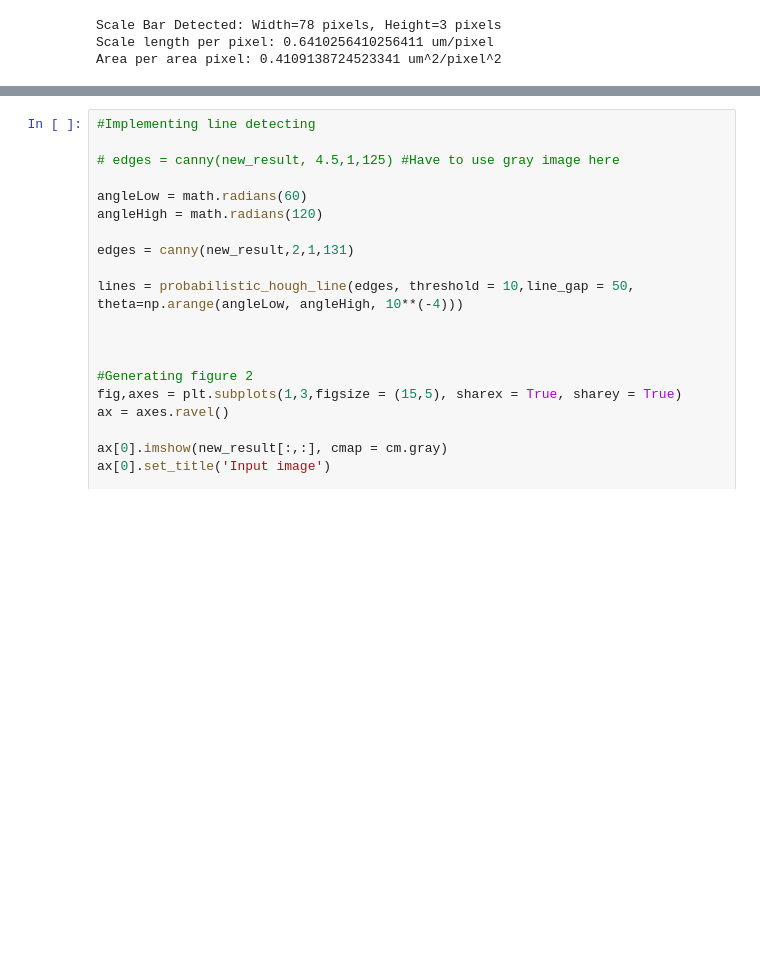
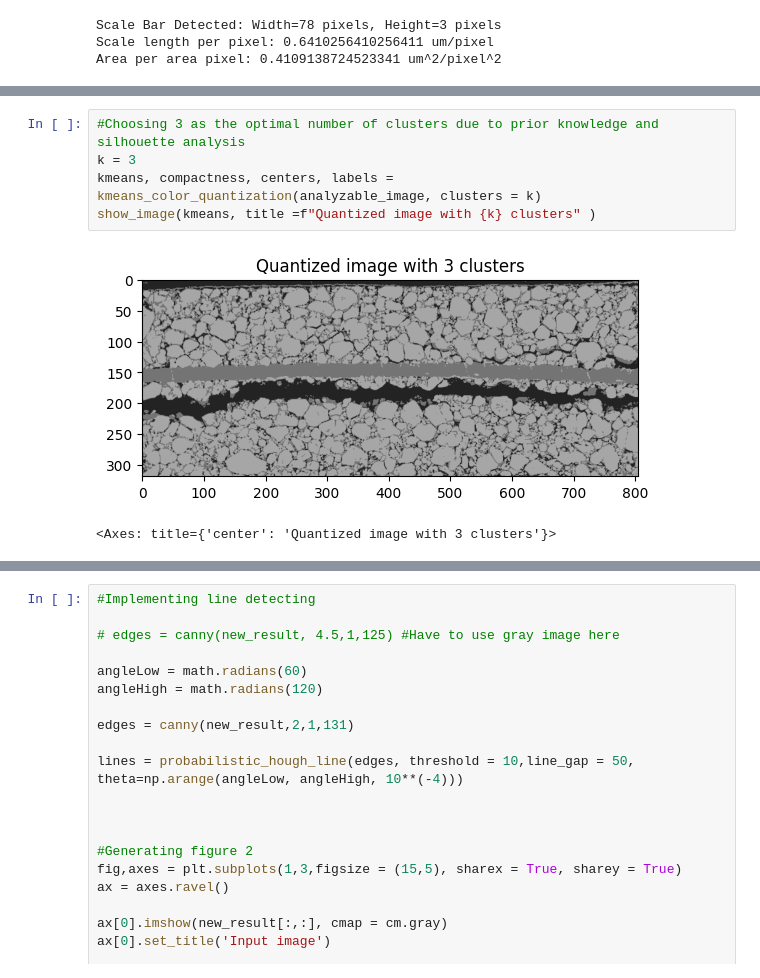
Before and after one commit to trunghth123/ImageProcessingLi, a Jupyter notebook: main.ipynb, the cells around one changed output, grey strips where cells are left out. Cells and saved outputs as stored; diff of their text form; blank space fills up the shorter version.

```diff
--- a/main.ipynb
+++ b/main.ipynb
@@ -73,0 +74,8 @@ show_image(unknown)
+# %%
+#Choosing 3 as the optimal number of clusters due to prior knowledge and silhouette analysis
+k = 3
+kmeans, compactness, centers, labels = kmeans_color_quantization(analyzable_image, clusters = k)
+show_image(kmeans, title =f"Quantized image with {k} clusters" )
+# %% [output]
+[figure, added]
+<Axes: title={'center': 'Quantized image with 3 clusters'}>
```
Also changed, not shown: parts of 8 cells of this notebook, 2 other files.
